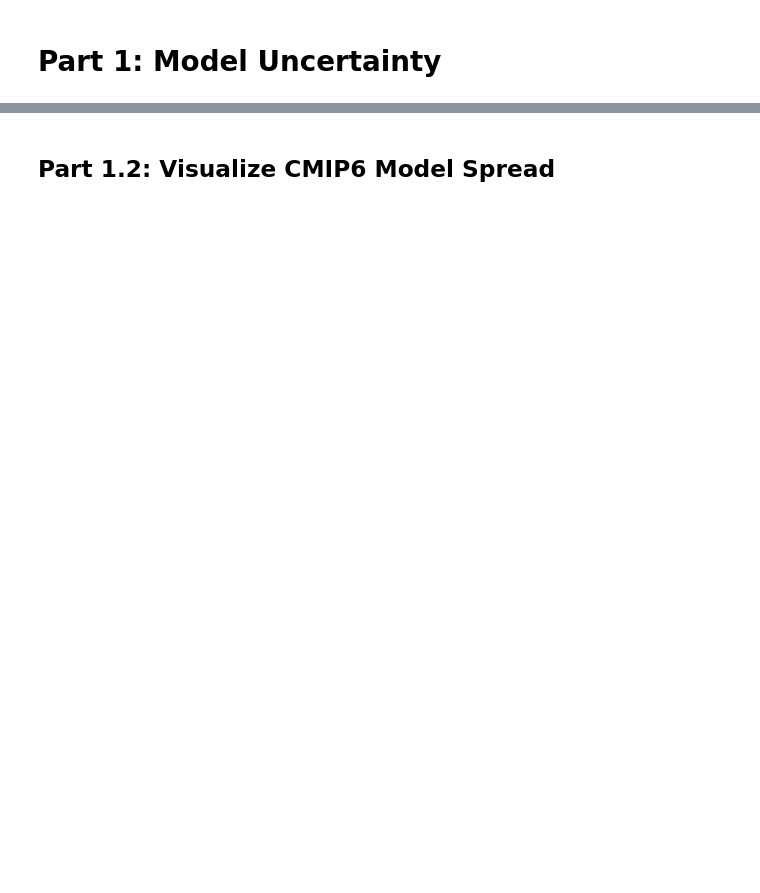
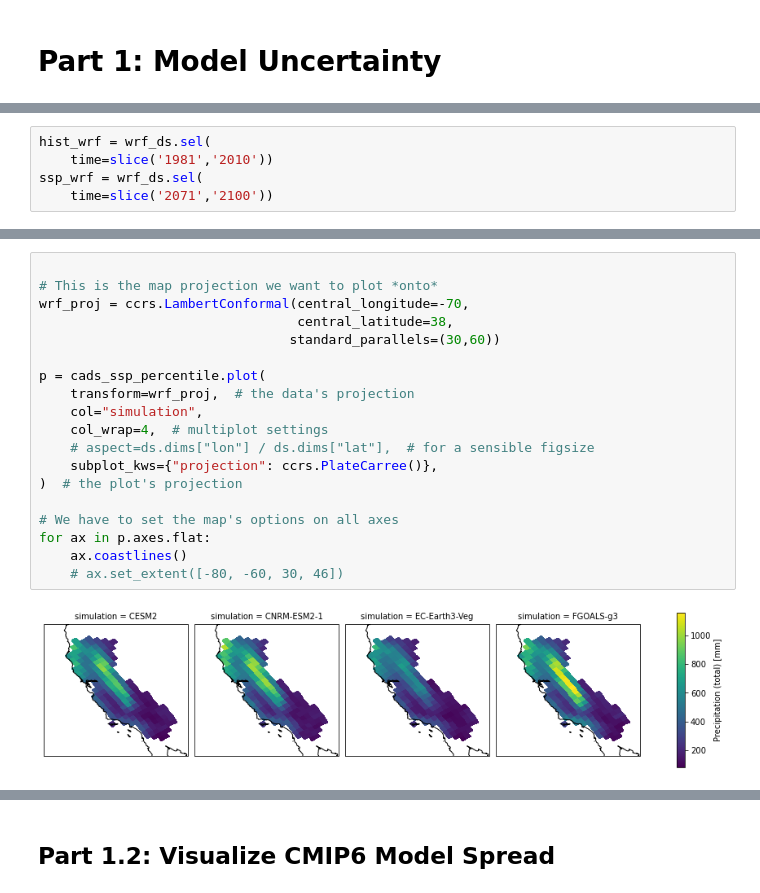
Before and after one commit to cal-adapt/cae-archives, a Jupyter notebook: explore_precipitation_uncertainty.ipynb, the cells around one changed output, grey strips where cells are left out. Cells and saved outputs as stored; diff of their text form; blank space fills up the shorter version.

```diff
--- a/explore_precipitation_uncertainty.ipynb
+++ b/explore_precipitation_uncertainty.ipynb
@@ -250,0 +290,5 @@ cae_colors_list = [
+# %%
+hist_wrf = wrf_ds.sel(
+    time=slice('1981','2010'))
+ssp_wrf = wrf_ds.sel(
+    time=slice('2071','2100'))
@@ -250,0 +379,21 @@ cae_colors_list = [
+# %%
+
+# This is the map projection we want to plot *onto*
+wrf_proj = ccrs.LambertConformal(central_longitude=-70,
+                                 central_latitude=38,
+                                standard_parallels=(30,60))
+
+p = cads_ssp_percentile.plot(
+    transform=wrf_proj,  # the data's projection
+    col="simulation",
+    col_wrap=4,  # multiplot settings
+    # aspect=ds.dims["lon"] / ds.dims["lat"],  # for a sensible figsize
+    subplot_kws={"projection": ccrs.PlateCarree()},
+)  # the plot's projection
+
+# We have to set the map's options on all axes
+for ax in p.axes.flat:
+    ax.coastlines()
+    # ax.set_extent([-80, -60, 30, 46])
+# %% [output]
+[figure, added]
```
Also changed, not shown: parts of 32 cells of this notebook.
